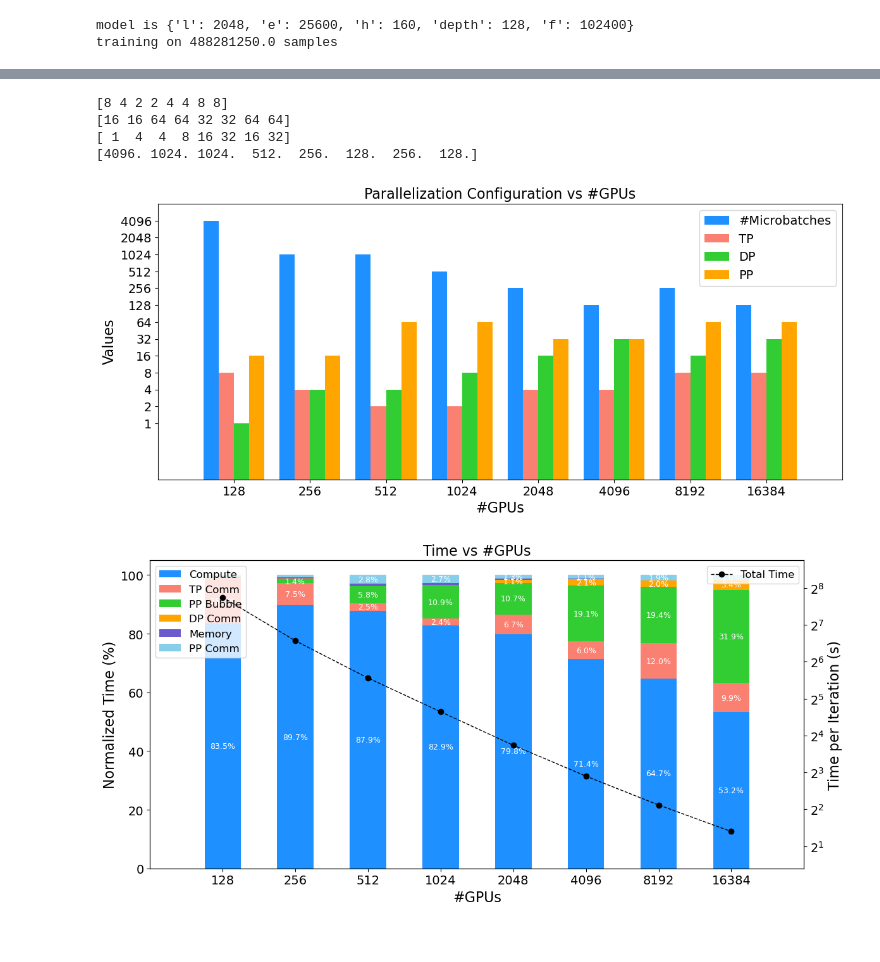
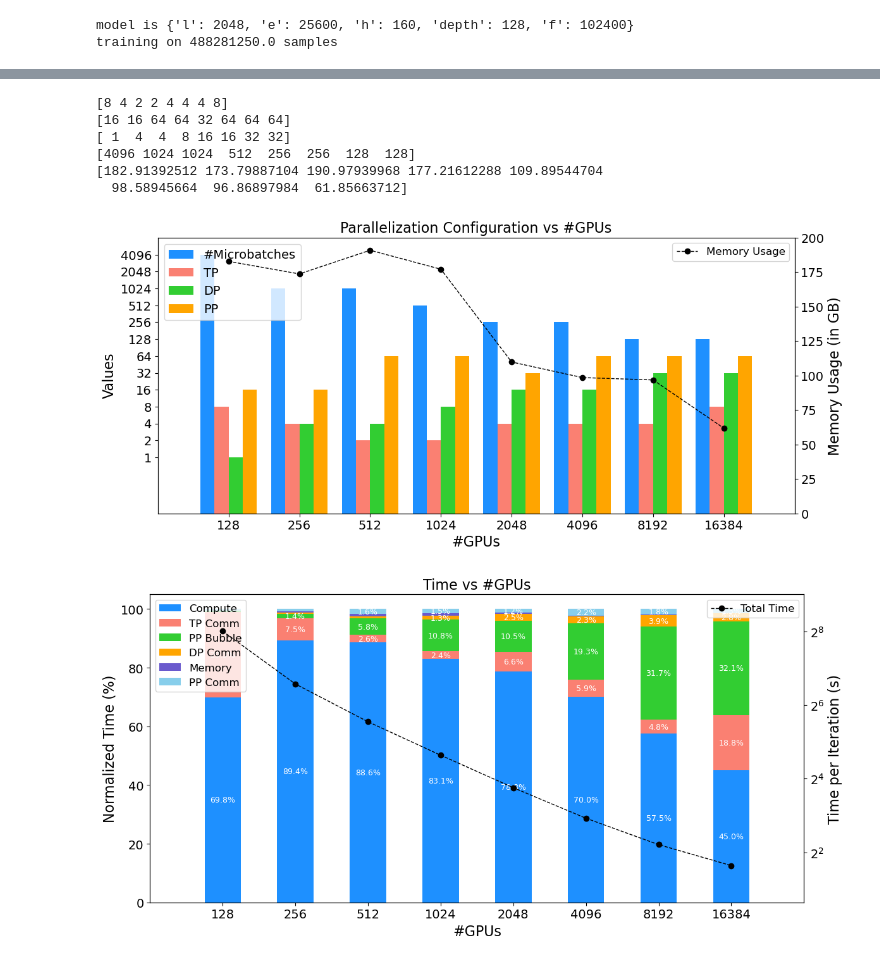
Before and after one commit to ShashankSubramanian/transformer-perf-estimates, a Jupyter notebook: plots.ipynb, the cells around one changed output, grey strips where cells are left out. Drawn from its saved outputs; the diff is of its cells as text; code cells hidden in the pictures.

```diff
--- a/plots.ipynb
+++ b/plots.ipynb
@@ -39,13 +39,13 @@ global_batch_size = 4096
 model is {'l': 2048, 'e': 25600, 'h': 160, 'depth': 128, 'f': 102400}
 training on 488281250.0 samples
 # %%
-systems = ['A100-NVL4', 'A100-NVL8', 'H200-NV4', 'H200-NVL8', 'B200-NVL4', 'B200-NVL8']
-config_names = ['A100', 'A100', 'H200', 'H200', 'B200', 'B200']
-nvlink_sizes = [4, 8, 4, 8, 4, 8]
+systems = ['A100-NVL4', 'A100-NVL8', 'A100-NVL64', 'H200-NV4', 'H200-NVL8', 'H200-NVL64', 'B200-NVL4', 'B200-NVL8', 'B200-NVL64']
+config_names = ['A100', 'A100', 'A100', 'H200', 'H200', 'H200', 'B200', 'B200', 'B200']
+nvlink_sizes = [4, 8, 64, 4, 8, 64, 4, 8, 64]
 # %%
 #### TRAINING TIME vs #GPUS ######
-styles = ['<', 'o', 'x', '^', 's', 'D', '*', 'p']
-st_colors = ['#1f77b4', '#ff7f0e', '#2ca02c', '#d62728', '#9467bd', '#8c564b', '#556b2f', '#17becf']
+styles = ['<', 'o', 'x', '^', 's', 'D', '*', 'p', 'H', 'v', 'P']
+st_colors = ['#1f77b4', '#ff7f0e', '#2ca02c', '#d62728', '#9467bd', '#8c564b', '#556b2f', '#17becf', '#e377c2', '#7f7f7f', '#bcbd22']
 
 # Create figure and axis
 fig, axs = plt.subplots(1, 1, figsize=(10, 8), tight_layout=True)
@@ -130,7 +136,7 @@ at 4096 gpus, time = 10.281707461680547
 # %%
 ### PERFORMANCE PER GPU vs #GPUS ####
-styles = ['<', 'o', 'x', '^', 's', 'D', '*', 'p']
-st_colors = ['#1f77b4', '#ff7f0e', '#2ca02c', '#d62728', '#9467bd', '#8c564b', '#556b2f', '#17becf']
+styles = ['<', 'o', 'x', '^', 's', 'D', '*', 'p', 'H', 'v', 'P']
+st_colors = ['#1f77b4', '#ff7f0e', '#2ca02c', '#d62728', '#9467bd', '#8c564b', '#556b2f', '#17becf', '#e377c2', '#7f7f7f', '#bcbd22']
 
 # Create figure and axis
 fig, axs = plt.subplots(1, 1, figsize=(10, 8), tight_layout=True)
@@ -194,21 +203,23 @@ B200-NVL8 8
 import matplotlib.pyplot as plt
 import numpy as np
 
-sys_str = 'B200-NVL8'
+sys_str = 'B200-NVL4'
 x = np.load('outputs/exec_1d_{}_{}.npy'.format(model_str, sys_str), allow_pickle=True)
 for nvs, t_max, t_min, n_gpus, configs in x:
     break
 
 n_values = n_gpus
-m_values =  np.array([(global_batch_size/c[0][2]['dp'])/c[0][2]['mbs'] for c in configs])
+m_values =  np.array([(global_batch_size/c[0][2]['dp'])/c[0][2]['mbs'] for c in configs]).astype(int)
 tp_values = np.array([c[0][2]['tp'] for c in configs])
 pp_values = np.array([c[0][2]['pp'] for c in configs])
 dp_values = np.array([c[0][2]['dp'] for c in configs])
+mem_values = np.array([c[0][3]['mem'] for c in configs])
+
 print(tp_values)
 print(pp_values)
 print(dp_values)
 print(m_values)
-
+print(mem_values)
 
 time_part1 = np.array([c[0][3]['t_comp'] for c in configs])
 time_part2 = np.array([c[0][3]['t_comm'] for c in configs])
@@ -241,7 +252,20 @@ top2 = int(np.ceil(np.log2(top)))+1
 plt.ylim([0.1, top * 2])
 plt.yticks([2**i for i in range(0, top2)], [2**i for i in range(0, top2)], fontsize=14)
 plt.xlim([np.log2(n_values[0]) - 1, np.log2(n_values[-1]) + 1])
-plt.legend(fontsize=14)
+plt.legend(fontsize=14, loc='upper left')
+plt.tight_layout()
+
+# Add mem_values as a twin axis on the right
+ax3 = plt.gca().twinx()
+ax3.plot(log_n_values, mem_values, color='black', linewidth=1, linestyle='--', marker='o', label='Memory Usage')
+ax3.set_ylabel('Memory Usage (in GB)', fontsize=16, color='black')
+ax3.tick_params(axis='y', labelcolor='black', labelsize=14)
+ax3.set_ylim(0, 200)
+
+# Add legend for the line plot
+lines, labels = ax3.get_legend_handles_labels()
+plt.legend(lines, labels, fontsize=12, loc='upper right')
+
 plt.tight_layout()
 
 # Second plot: Time vs n as a stacked bar plot with percentages and total time line
@@ -269,36 +293,38 @@ for i, (height, color, label) in enumerate(zip(time_parts_normalized, colors, la
 ax1.set_xlabel('#GPUs', fontsize=16)
 ax1.set_ylabel('Normalized Time (%)', fontsize=16)
 ax1.set_title('Time vs #GPUs', fontsize=16)
 ax1.set_xticks(log_n_values)
 ax1.set_xticklabels(n_values, fontsize=14)
 ax1.set_xlim([np.log2(n_values[0]) - 1, np.log2(n_values[-1]) + 1])
 ax1.legend(fontsize=12, loc='upper left')
 ax1.tick_params(axis='y', labelsize=14)
 
 # Adjust y-axis to make smaller bars more visible
 ax1.set_ylim(0, 105)  # Set to slightly over 100% to give some headroom
 
 # Add the total time line plot on the right y-axis
 ax2 = ax1.twinx()
 ax2.plot(log_n_values, time_total, color='black', linewidth=1, linestyle='--', marker='o', label='Total Time')
 ax2.set_ylabel('Time per Iteration (s)', fontsize=16, color='black')
 ax2.tick_params(axis='y', labelcolor='black', labelsize=14)
 ax2.set_yscale('log', base=2)
 
 # Set y-axis limits for total time
 ax2.set_ylim(min(time_total) / 2, max(time_total) * 2)
 
 # Add legend for the line plot
 lines, labels = ax2.get_legend_handles_labels()
 ax1.legend(fontsize=12, loc='upper left')
 ax2.legend(lines, labels, fontsize=12, loc='upper right')
 
 plt.tight_layout()
 plt.show()
 # %% [output]
-[8 4 2 2 4 4 8 8]
-[16 16 64 64 32 32 64 64]
-[ 1  4  4  8 16 32 16 32]
-[4096. 1024. 1024.  512.  256.  128.  256.  128.]
+[8 4 2 2 4 4 4 8]
+[16 16 64 64 32 64 64 64]
+[ 1  4  4  8 16 16 32 32]
+[4096 1024 1024  512  256  256  128  128]
+[182.91392512 173.79887104 190.97939968 177.21612288 109.89544704
+  98.58945664  96.86897984  61.85663712]
-[figure, old version]
+[figure, new version]
-[figure, old version]
+[figure, new version]
```
Also changed, not shown: parts of 2 cells of this notebook, 4 other files.
